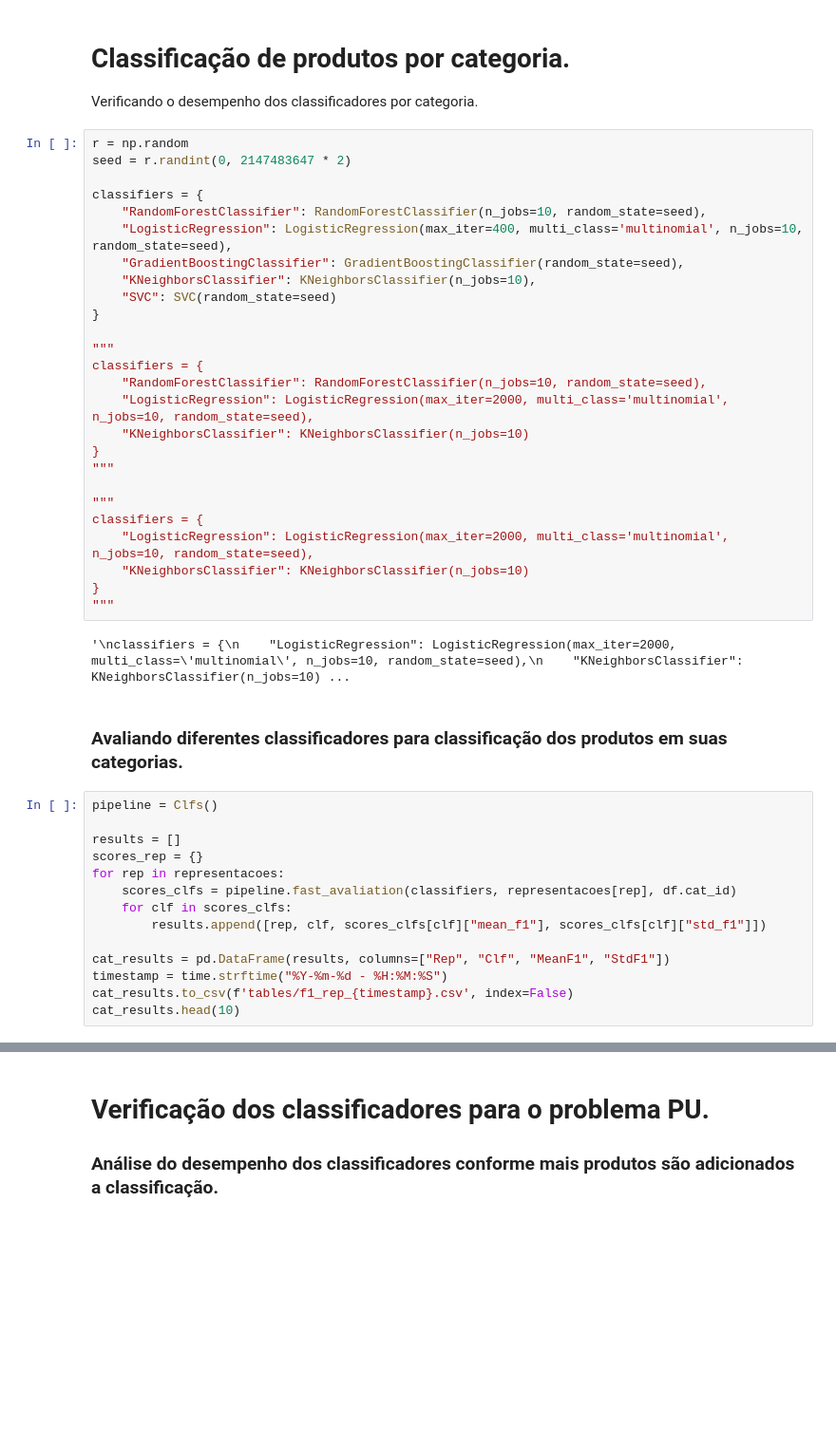
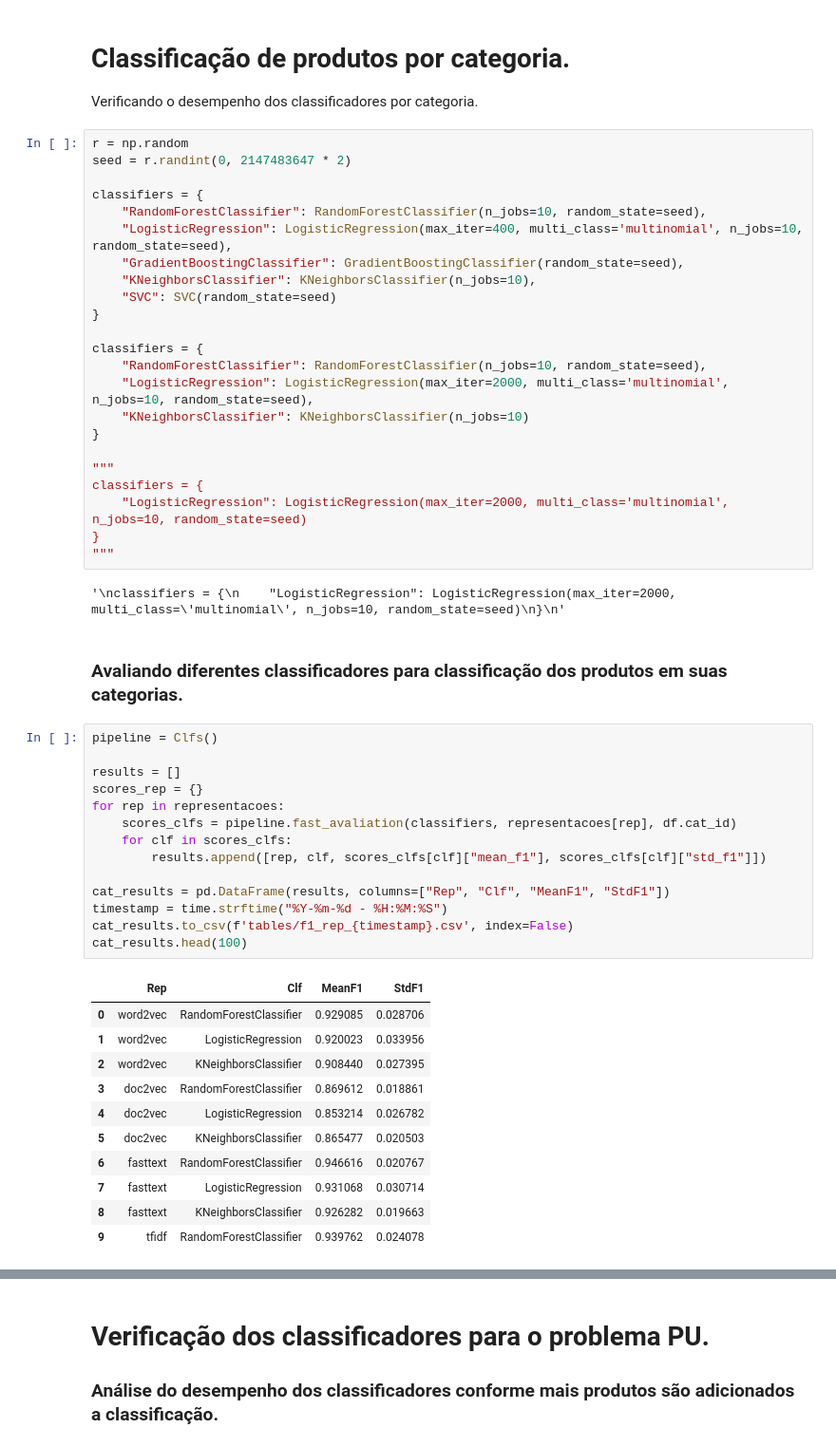
Before and after one commit to warSantos/ProductMatching, a Jupyter notebook: ProductMatching.ipynb, the cells around one changed output, grey strips where cells are left out. Shown: that part at 95% size. Saved outputs shown, nothing was run; the diff lists cells and outputs as text; blank space fills up the shorter version.

```diff
--- a/ProductMatching.ipynb
+++ b/ProductMatching.ipynb
@@ -104,35 +127,44 @@ classifiers = {
     "SVC": SVC(random_state=seed)
 }
 
-"""
 classifiers = {
     "RandomForestClassifier": RandomForestClassifier(n_jobs=10, random_state=seed),
     "LogisticRegression": LogisticRegression(max_iter=2000, multi_class='multinomial', n_jobs=10, random_state=seed),
     "KNeighborsClassifier": KNeighborsClassifier(n_jobs=10)
 }
-"""
 
 """
 classifiers = {
-    "LogisticRegression": LogisticRegression(max_iter=2000, multi_class='multinomial', n_jobs=10, random_state=seed),
-    "KNeighborsClassifier": KNeighborsClassifier(n_jobs=10)
+    "LogisticRegression": LogisticRegression(max_iter=2000, multi_class='multinomial', n_jobs=10, random_state=seed)
 }
 """
 # %% [output]
-'\nclassifiers = {\n    "LogisticRegression": LogisticRegression(max_iter=2000, multi_class=\'multinomial\', n_jobs=10, random_state=seed),\n    "KNeighborsClassifier": KNeighborsClassifier(n_jobs=10) ...
+'\nclassifiers = {\n    "LogisticRegression": LogisticRegression(max_iter=2000, multi_class=\'multinomial\', n_jobs=10, random_state=seed)\n}\n'
 # %% [markdown]
 ### Avaliando diferentes classificadores para classificação dos produtos em suas categorias.
 # %%
 pipeline = Clfs()
 
 results = []
 scores_rep = {}
 for rep in representacoes:
     scores_clfs = pipeline.fast_avaliation(classifiers, representacoes[rep], df.cat_id)
     for clf in scores_clfs:
         results.append([rep, clf, scores_clfs[clf]["mean_f1"], scores_clfs[clf]["std_f1"]])
 
 cat_results = pd.DataFrame(results, columns=["Rep", "Clf", "MeanF1", "StdF1"])
 timestamp = time.strftime("%Y-%m-%d - %H:%M:%S")
 cat_results.to_csv(f'tables/f1_rep_{timestamp}.csv', index=False)
-cat_results.head(10)
+cat_results.head(100)
+# %% [output]
+|  | Rep | Clf | MeanF1 | StdF1 |
+| 0 | word2vec | RandomForestClassifier | 0.929085 | 0.028706 |
+| 1 | word2vec | LogisticRegression | 0.920023 | 0.033956 |
+| 2 | word2vec | KNeighborsClassifier | 0.908440 | 0.027395 |
+| 3 | doc2vec | RandomForestClassifier | 0.869612 | 0.018861 |
+| 4 | doc2vec | LogisticRegression | 0.853214 | 0.026782 |
+| 5 | doc2vec | KNeighborsClassifier | 0.865477 | 0.020503 |
+| 6 | fasttext | RandomForestClassifier | 0.946616 | 0.020767 |
+| 7 | fasttext | LogisticRegression | 0.931068 | 0.030714 |
+| 8 | fasttext | KNeighborsClassifier | 0.926282 | 0.019663 |
+| 9 | tfidf | RandomForestClassifier | 0.939762 | 0.024078 |
```
Also changed, not shown: parts of 17 cells of this notebook, 10 other files.
